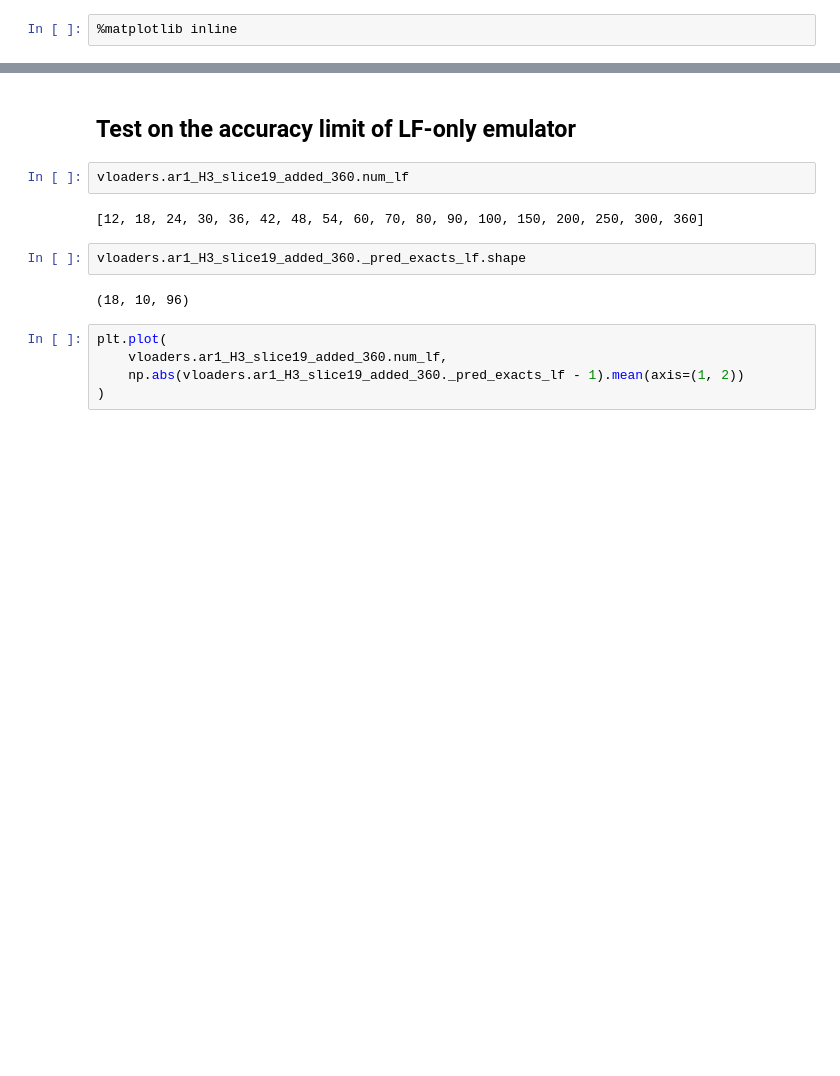
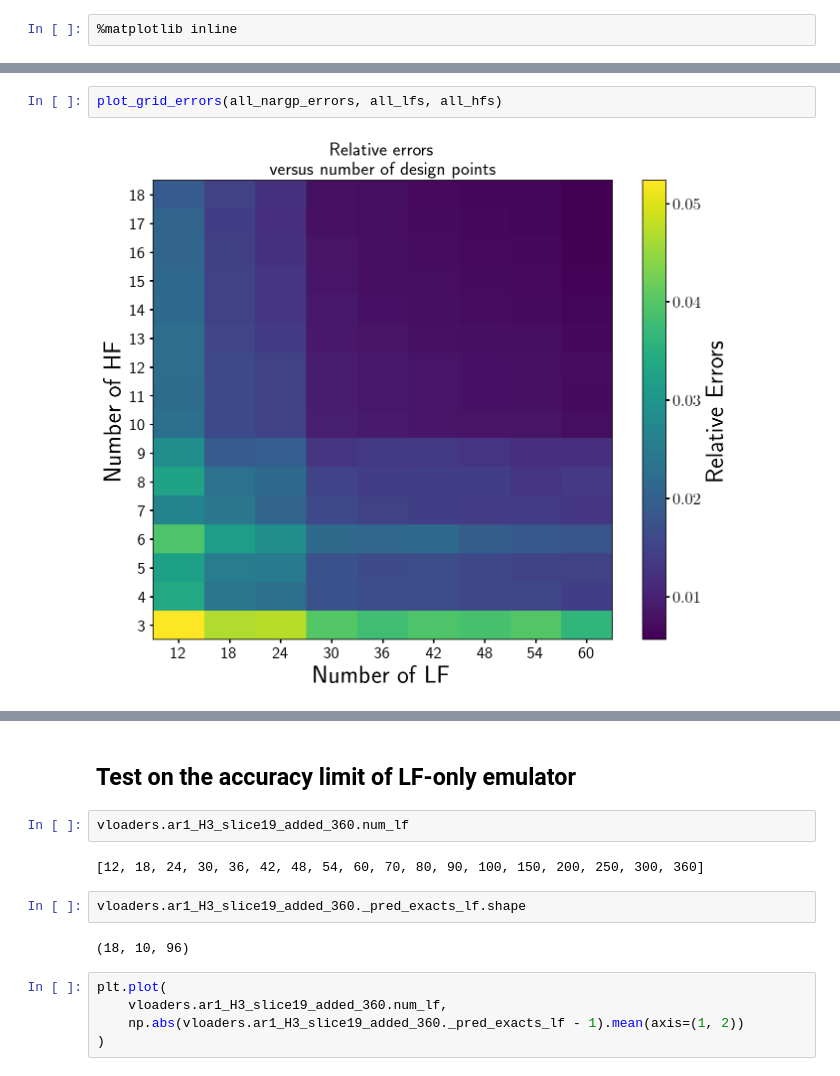
Before and after one commit to jibanCat/matter_emu_mfbox, a Jupyter notebook: notebooks/Budget Size.ipynb, the cells around one changed output, grey strips where cells are left out. Saved outputs shown, nothing was run; the diff lists cells and outputs as text; blank space fills up the shorter version.

```diff
--- a/notebooks/Budget Size.ipynb
+++ b/notebooks/Budget Size.ipynb
@@ -192,0 +221,4 @@ plt.colorbar()
+# %%
+plot_grid_errors(all_nargp_errors, all_lfs, all_hfs)
+# %% [output]
+[figure, added]
```
Also changed, not shown: parts of 19 cells of this notebook.
